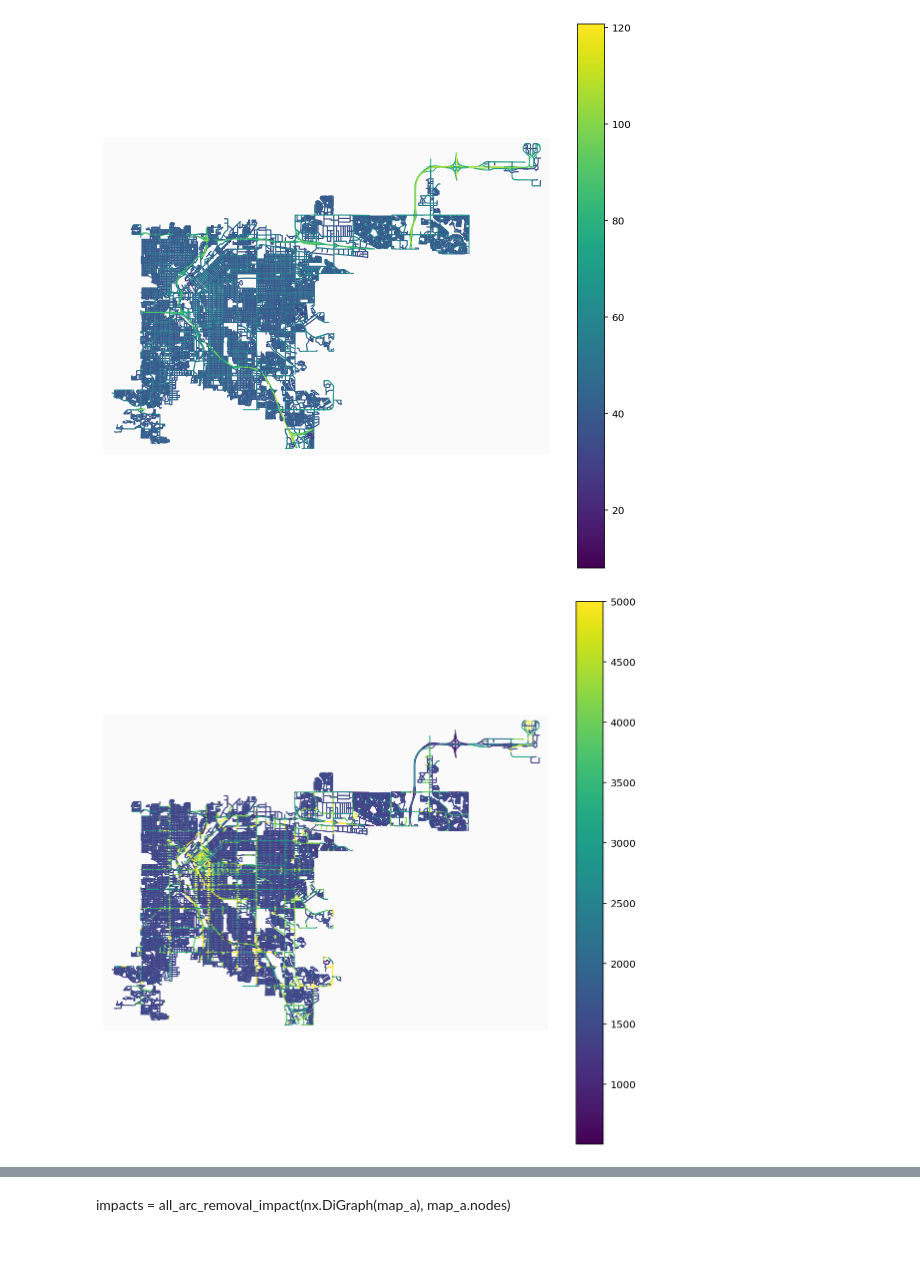
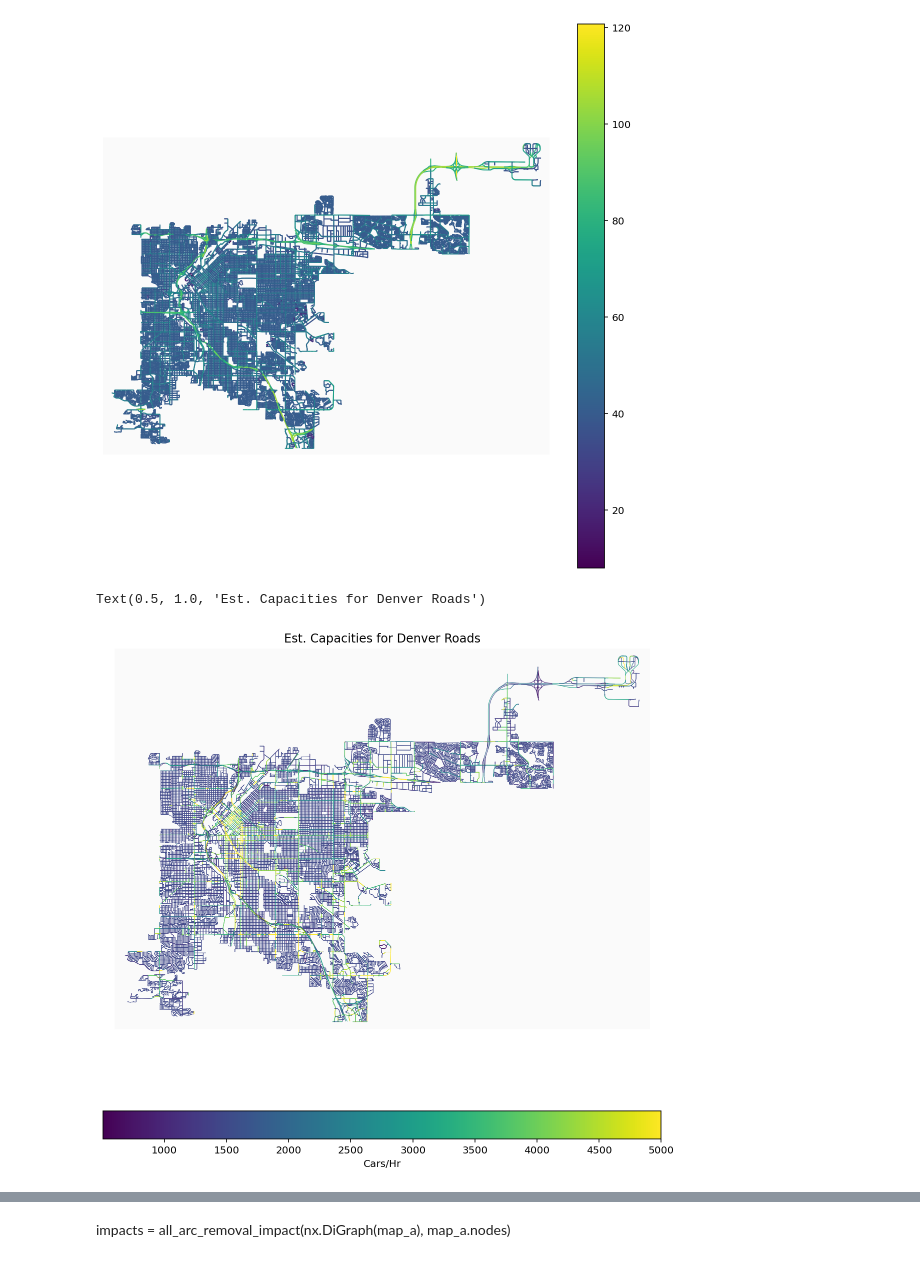
Before and after one commit to schmidmt/Finding-Optional-Shared-Streets, a Jupyter notebook: notebooks/DenverMap.ipynb, the cells around one changed output, grey strips where cells are left out. Cells and saved outputs as stored; diff of their text form; code cells hidden in the pictures.

```diff
--- a/notebooks/DenverMap.ipynb
+++ b/notebooks/DenverMap.ipynb
@@ -190,24 +194,29 @@ cb = fig.colorbar(
 # %%
 arc_capacities = [np.min([c, 5000]) for (u, v, c) in map_a.edges(data="capacity")]
 
 norm = colors.Normalize()
 norm.autoscale(arc_capacities)
 ec_arc_capacities = [cm.viridis(norm(f)) for f in arc_capacities]
 
 fig, ax = ox.plot_graph(
     map_a,
     node_alpha=0,
     edge_color=ec_arc_capacities,
     show=False,
     bgcolor="#fafafa",
     figsize=(10, 10),
+    edge_linewidth=0.5
 )
 
 cb = fig.colorbar(
-    cm.ScalarMappable(norm=norm, cmap=cm.viridis), ax=ax, orientation="vertical"
+    cm.ScalarMappable(norm=norm, cmap=cm.viridis), ax=ax, orientation="horizontal"
 )
+cb.ax.set_xlabel("Cars/Hr")
+
+ax.set_title("Est. Capacities for Denver Roads")
 # %% [output]
+Text(0.5, 1.0, 'Est. Capacities for Denver Roads')
-[figure, old version]
+[figure, new version]
 # %%
 sns.displot(arc_capacities)
 # %% [output]
```
Also changed, not shown: parts of 6 cells of this notebook, 4 other files.
